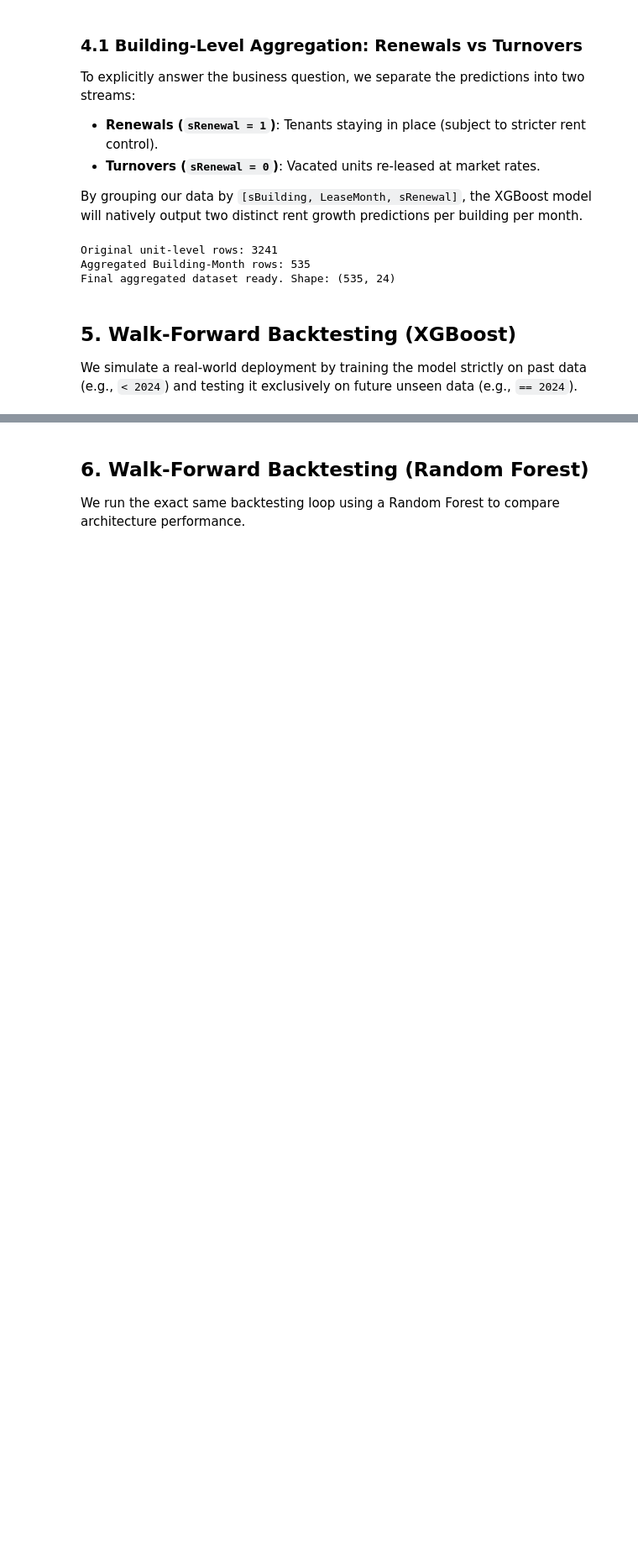
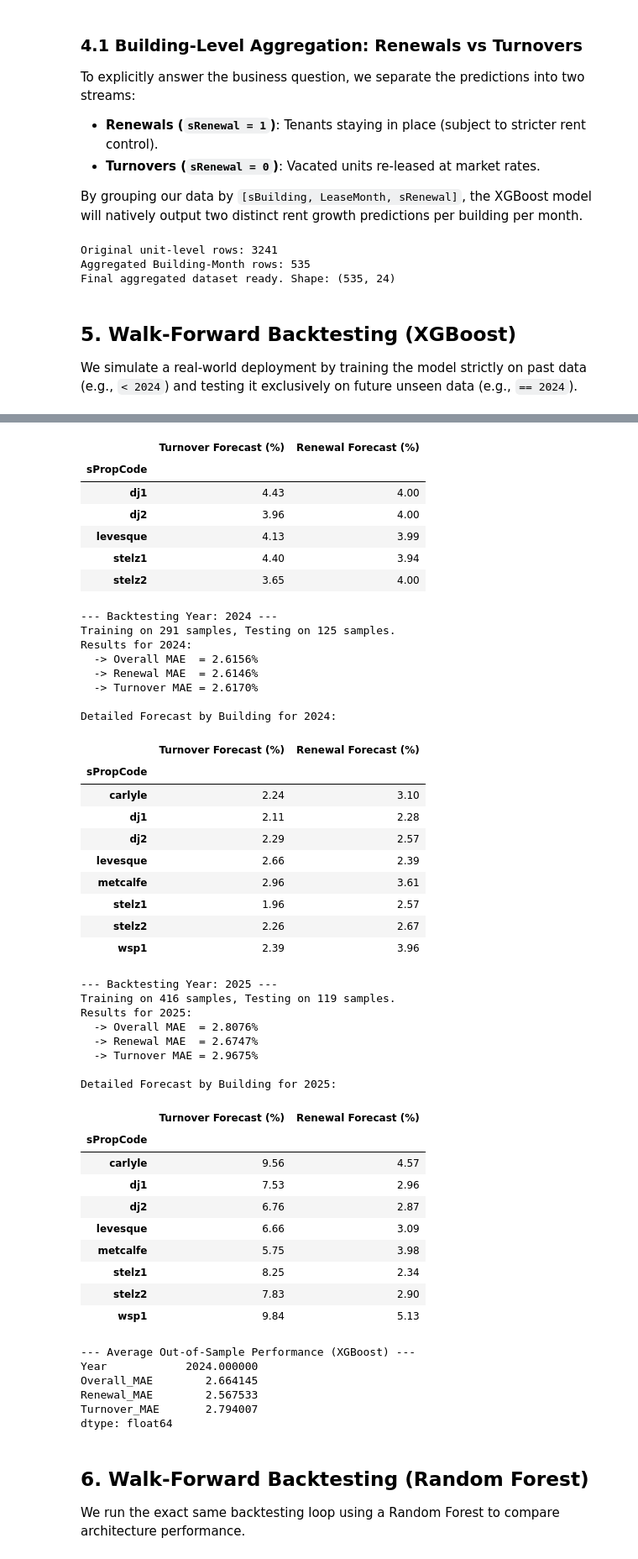
Before and after one commit to Frigonf1/codeml_jadco, a Jupyter notebook: xgboost_backtesting.ipynb, the cells around one changed output, grey strips where cells are left out. Shown at 84% size. Saved outputs shown, nothing was run; the diff lists cells and outputs as text; code cells hidden in the pictures; blank space fills up the shorter version.

```diff
--- a/xgboost_backtesting.ipynb
+++ b/xgboost_backtesting.ipynb
@@ -301,6 +301,26 @@ Final aggregated dataset ready. Shape: (535, 24)
 
 We simulate a real-world deployment by training the model strictly on past data (e.g., `< 2024`) and testing it exclusively on future unseen data (e.g., `== 2024`).
 # %%
+
+def apply_regulatory_cap(row, target_year):
+    # Turnovers are completely exempt from rent control (landlord can set open market price)
+    if row['sRenewal'] == 0:
+        return row['Predicted_Growth']
+
+    prop = str(row['sPropCode']).lower()
+
+    # 1. New Construction Exemptions (Both QC and ON)
+    # The Met (metcalfe) is in Ontario and built post-2018 -> Permanently Exempt
+    # Carlyle, stelz3, wsp1 (Westpark) are in Quebec and < 5 years old -> Exempt under Clause F
+    exempt_buildings = ['metcalfe', 'carlyle', 'stelz3', 'wsp1']
+    if prop in exempt_buildings:
+        return row['Predicted_Growth']
+
+    # 2. Quebec Rent Control (TAL)
+    # Older buildings (Levesque, dj1, dj2, stelz1, stelz2) are subject to strict TAL caps
+    tal_cap = 4.0
+    return min(row['Predicted_Growth'], tal_cap)
+
 target_years = [2023, 2024, 2025]
 results = []
 models = {}
@@ -366,6 +386,17 @@ for year in target_years:
         'Turnover_MAE': mae_turnover
     })
 
+    # Map predictions back to the original dataframe using the index to get building names
+    test_bldg_data = bldg_df.loc[X_test.index].copy()
+    test_bldg_data['Raw_Predicted_Growth'] = preds
+    test_bldg_data['Predicted_Growth'] = test_bldg_data.apply(lambda row: apply_regulatory_cap({'sRenewal': row['sRenewal'], 'sPropCode': row['sPropCode'], 'Predicted_Growth': row['Raw_Predicted_Growth']}, year), axis=1)
+
+    print(f"Detailed Forecast by Building for {year}:")
+    detailed_forecast = test_bldg_data.groupby(['sPropCode', 'sRenewal'])['Predicted_Growth'].mean().unstack().round(2)
+    detailed_forecast.columns = ['Turnover Forecast (%)', 'Renewal Forecast (%)']
+    display(detailed_forecast)
+
+
 # Summary
 res_df = pd.DataFrame(results)
 print("\n--- Average Out-of-Sample Performance (XGBoost) ---")
@@ -391,3 +415,52 @@ dtype: float64
+|  | Turnover Forecast (%) | Renewal Forecast (%) |
+| sPropCode |  |  |
+| dj1 | 4.43 | 4.00 |
+| dj2 | 3.96 | 4.00 |
+| levesque | 4.13 | 3.99 |
+| stelz1 | 4.40 | 3.94 |
+| stelz2 | 3.65 | 4.00 |
+--- Backtesting Year: 2024 ---
+Training on 291 samples, Testing on 125 samples.
+Results for 2024:
+  -> Overall MAE  = 2.6156%
+  -> Renewal MAE  = 2.6146%
+  -> Turnover MAE = 2.6170%
+
+Detailed Forecast by Building for 2024:
+|  | Turnover Forecast (%) | Renewal Forecast (%) |
+| sPropCode |  |  |
+| carlyle | 2.24 | 3.10 |
+| dj1 | 2.11 | 2.28 |
+| dj2 | 2.29 | 2.57 |
+| levesque | 2.66 | 2.39 |
+| metcalfe | 2.96 | 3.61 |
+| stelz1 | 1.96 | 2.57 |
+| stelz2 | 2.26 | 2.67 |
+| wsp1 | 2.39 | 3.96 |
+--- Backtesting Year: 2025 ---
+Training on 416 samples, Testing on 119 samples.
+Results for 2025:
+  -> Overall MAE  = 2.8076%
+  -> Renewal MAE  = 2.6747%
+  -> Turnover MAE = 2.9675%
+
+Detailed Forecast by Building for 2025:
+|  | Turnover Forecast (%) | Renewal Forecast (%) |
+| sPropCode |  |  |
+| carlyle | 9.56 | 4.57 |
+| dj1 | 7.53 | 2.96 |
+| dj2 | 6.76 | 2.87 |
+| levesque | 6.66 | 3.09 |
+| metcalfe | 5.75 | 3.98 |
+| stelz1 | 8.25 | 2.34 |
+| stelz2 | 7.83 | 2.90 |
+| wsp1 | 9.84 | 5.13 |
+--- Average Out-of-Sample Performance (XGBoost) ---
+Year            2024.000000
+Overall_MAE        2.664145
+Renewal_MAE        2.567533
+Turnover_MAE       2.794007
+dtype: float64
 # %% [markdown]
 ## 6. Walk-Forward Backtesting (Random Forest)
 
```
Also changed, not shown: parts of 8 cells of this notebook, 4 other files.
